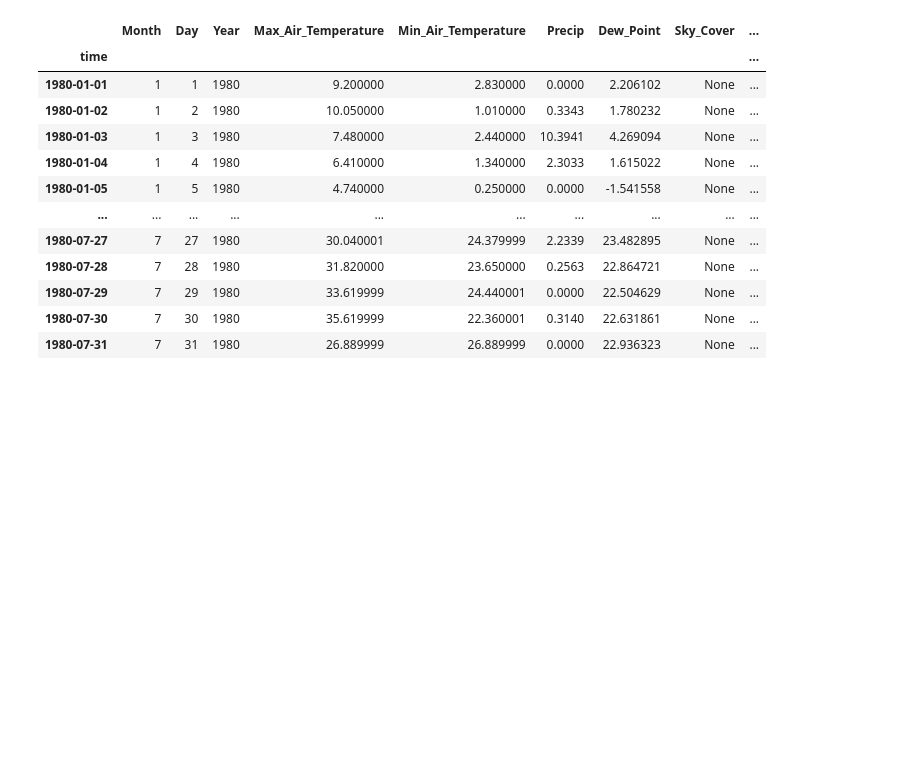
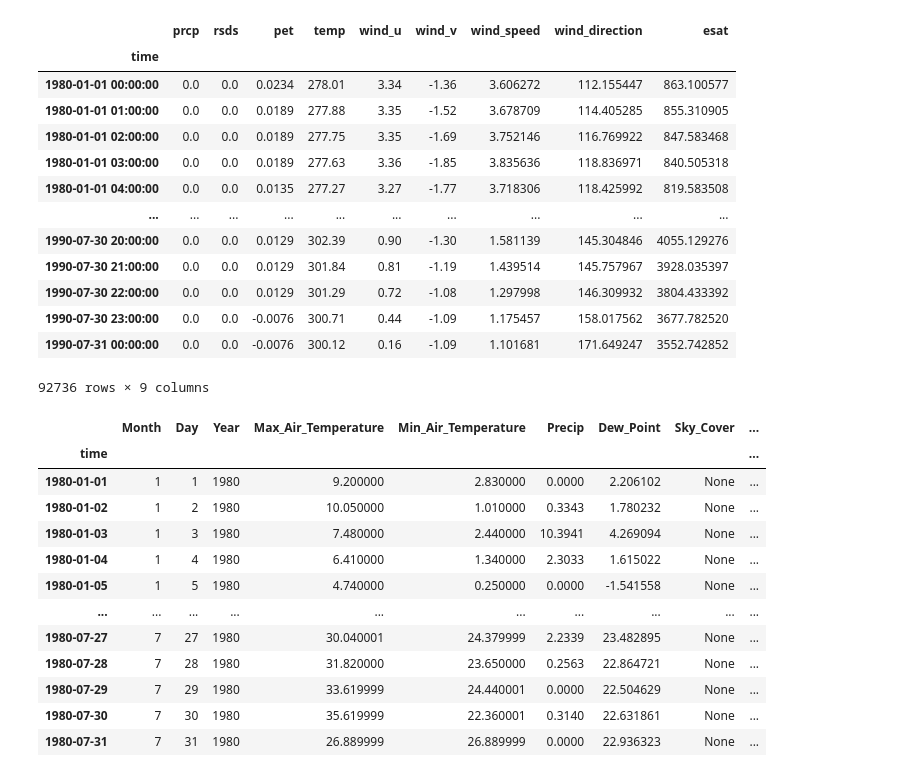
Before and after one commit to LucRSquared/pyagnps, a Jupyter notebook: notebooks/climate/test_annagnps_climate.ipynb, the cells around one changed output. Saved outputs shown, nothing was run; the diff lists cells and outputs as text; code cells hidden in the pictures; blank space fills up the shorter version.

```diff
--- a/notebooks/climate/test_annagnps_climate.ipynb
+++ b/notebooks/climate/test_annagnps_climate.ipynb
@@ -21,3 +30,20 @@ TypeError: ufunc 'isnan' not supported for the input types, and the inputs could
+# %%
+clm_annagnps.clm
+# %% [output]
+|  | prcp | rsds | pet | temp | wind_u | wind_v | wind_speed | wind_direction | esat |
+| time |  |  |  |  |  |  |  |  |  |
+| 1980-01-01 00:00:00 | 0.0 | 0.0 | 0.0234 | 278.01 | 3.34 | -1.36 | 3.606272 | 112.155447 | 863.100577 |
+| 1980-01-01 01:00:00 | 0.0 | 0.0 | 0.0189 | 277.88 | 3.35 | -1.52 | 3.678709 | 114.405285 | 855.310905 |
+| 1980-01-01 02:00:00 | 0.0 | 0.0 | 0.0189 | 277.75 | 3.35 | -1.69 | 3.752146 | 116.769922 | 847.583468 |
+| 1980-01-01 03:00:00 | 0.0 | 0.0 | 0.0189 | 277.63 | 3.36 | -1.85 | 3.835636 | 118.836971 | 840.505318 |
+| 1980-01-01 04:00:00 | 0.0 | 0.0 | 0.0135 | 277.27 | 3.27 | -1.77 | 3.718306 | 118.425992 | 819.583508 |
+| ... | ... | ... | ... | ... | ... | ... | ... | ... | ... |
+| 1990-07-30 20:00:00 | 0.0 | 0.0 | 0.0129 | 302.39 | 0.90 | -1.30 | 1.581139 | 145.304846 | 4055.129276 |
+| 1990-07-30 21:00:00 | 0.0 | 0.0 | 0.0129 | 301.84 | 0.81 | -1.19 | 1.439514 | 145.757967 | 3928.035397 |
+| 1990-07-30 22:00:00 | 0.0 | 0.0 | 0.0129 | 301.29 | 0.72 | -1.08 | 1.297998 | 146.309932 | 3804.433392 |
+| 1990-07-30 23:00:00 | 0.0 | 0.0 | -0.0076 | 300.71 | 0.44 | -1.09 | 1.175457 | 158.017562 | 3677.782520 |
+| 1990-07-31 00:00:00 | 0.0 | 0.0 | -0.0076 | 300.12 | 0.16 | -1.09 | 1.101681 | 171.649247 | 3552.742852 |
+92736 rows × 9 columns
 # %%
 df
 # %% [output]
```
Also changed, not shown: parts of 4 cells of this notebook, 2 other files.
